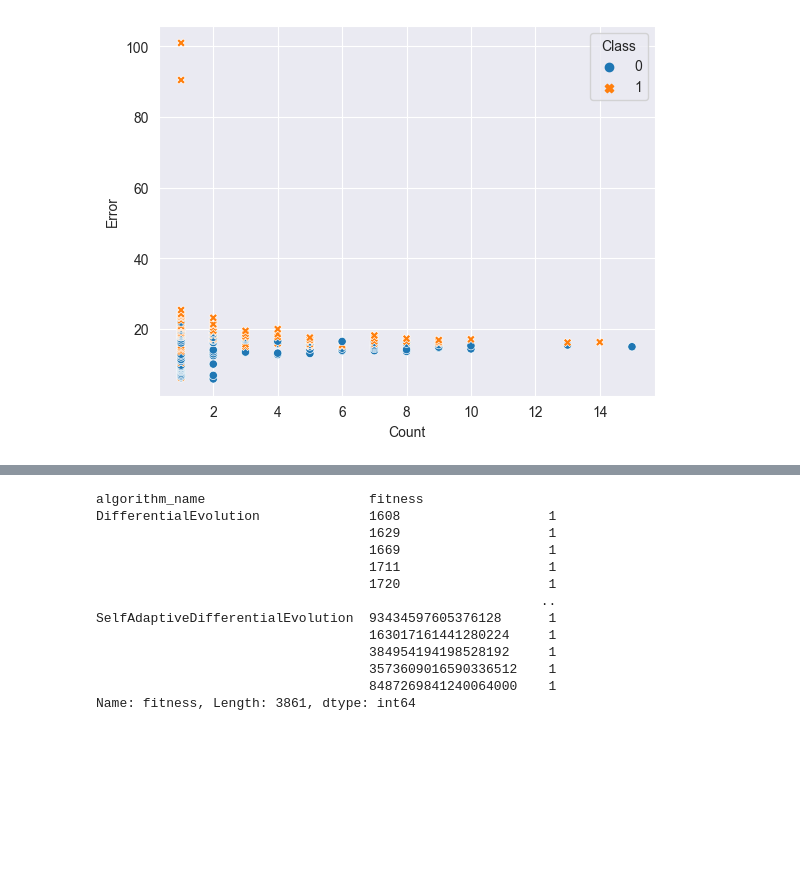
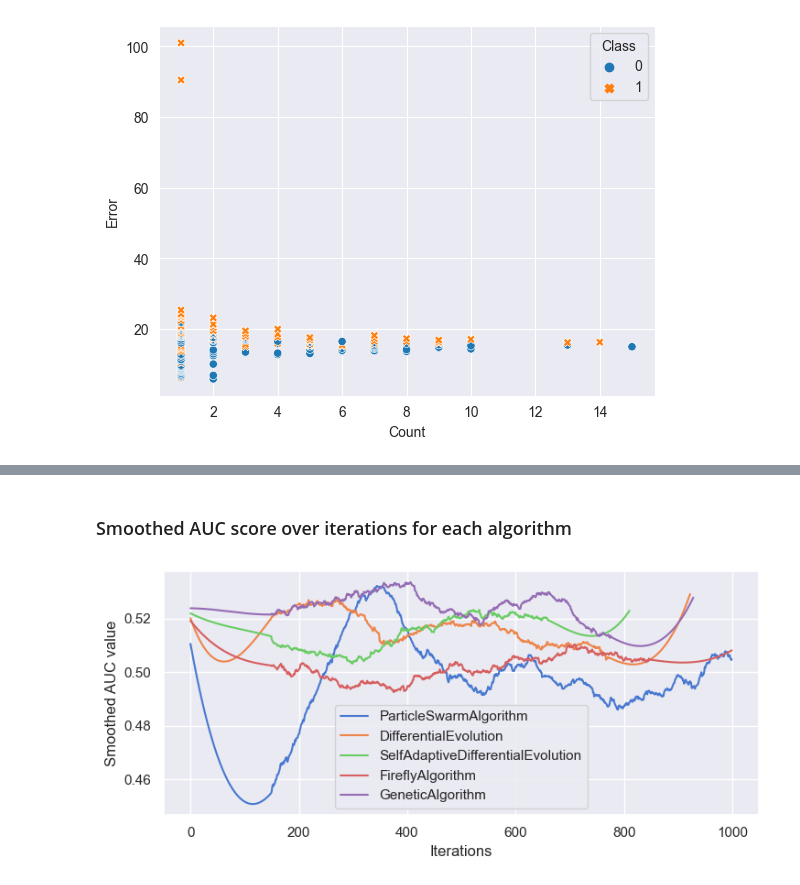
Before and after one commit to SasoPavlic/NiaNetAD, a Jupyter notebook: analyse.ipynb, the cells around one changed output, grey strips where cells are left out. Drawn from its saved outputs; the diff is of its cells as text; code cells hidden in the pictures; blank space fills up the shorter version.

Commit message:
Added plot displaying smoothed AUC score over iterations for each algorithm; changed parameter value for dataset;commit results from HPC

```diff
--- a/analyse.ipynb
+++ b/analyse.ipynb
@@ -353,10 +356,3 @@ df_solutions.head(10)
 | 7 | aa95497e563e10333d76efa2600073eca... | 23:43 11-12-2022 | SelfAdaptiveDifferentialEvolution | 2 | ModuleList(\n (0): Linear(in_feat... | ModuleList(\n (0): Linear(in_feat... | SYMMETRICAL | ... |
 | 8 | 12ae243a68273e77e607361596df570a0... | 23:46 11-12-2022 | FireflyAlgorithm | 1 | ModuleList(\n (0): Linear(in_feat... | ModuleList(\n (0): Linear(in_feat... | A-SYMMETRICAL | ... |
 | 9 | 1a40bca6ca2d954fa24fe5eb860a6742c... | 23:51 11-12-2022 | DifferentialEvolution | 3 | ModuleList(\n (0): Linear(in_feat... | ModuleList(\n (0): Linear(in_feat... | A-SYMMETRICAL | ... |
-# %%
-idx  = np.where((df_solutions["algorithm_name"] == "ParticleSwarmAlgorithm") & (df_solutions["fitness"] < 10000))
-idx  = np.where( (df_solutions["fitness"] < 10000) & (df_solutions["fitness"] > 0) & (df_solutions["algorithm_name"] =="SelfAdaptiveDifferentialEvolution"))
-df_filtered = df_solutions.loc[idx][['algorithm_name',"iteration", "fitness", "AUC"]]
-# %%
-df_filtered['fitness'] = df_filtered['fitness'] / df_filtered['fitness'].abs().max()
-df_filtered['AUC'] = df_filtered['AUC'] / df_filtered['AUC'].abs().max()
@@ -368,17 +359,44 @@ sns.lineplot(data=df_filtered, x="iteration", y="AUC", hue="algorithm_name")
-# %%
-df_filtered = df_solutions.groupby(['algorithm_name', 'fitness'])['fitness'].count()
-df_filtered
-# %% [output]
-algorithm_name                     fitness
-DifferentialEvolution              1608                   1
-                                   1629                   1
-                                   1669                   1
-                                   1711                   1
-                                   1720                   1
-                                                         ..
-SelfAdaptiveDifferentialEvolution  93434597605376128      1
-                                   163017161441280224     1
-                                   384954194198528192     1
-                                   3573609016590336512    1
-                                   8487269841240064000    1
-Name: fitness, Length: 3861, dtype: int64
+# %% [markdown]
+### Smoothed AUC score over iterations for each algorithm
+# %%
+# https://stackoverflow.com/questions/20618804/how-to-smooth-a-curve-in-the-right-way
+feature1 = 'iteration'
+feature2 = 'AUC'
+
+x_values = []
+y_values = []
+algorithms = []
+for algorithm in df_solutions.algorithm_name.unique():
+
+    idx = df_solutions[(df_solutions['algorithm_name'] == algorithm) & (df_solutions[feature2] != 0.00)].index
+    df_filtered = df_solutions.loc[idx][['algorithm_name','timestamp',"iteration", "fitness", "AUC"]]
+
+    df_filtered['timestamp'] = pd.to_datetime(df_filtered['timestamp'])
+
+    df_filtered.sort_values(by='timestamp',ascending=True)
+    df_filtered[feature1]  = range(0, df_filtered.shape[0])
+    df_filtered[feature2] = savgol_filter(df_filtered[feature2], 300, 3)
+
+    #df_filtered['fitness'] = df_filtered['fitness'] / df_filtered['fitness'].abs().max()
+    #df_filtered[feature2] = df_filtered[feature2] / df_filtered[feature2].abs().max()
+
+    x = df_filtered[feature1].head(1000).to_numpy()
+    y = df_filtered[feature2].head(1000).to_numpy()
+
+    x_values.append(x)
+    y_values.append(y)
+    algorithms.append(algorithm)
+
+plt.xlabel('Iterations', fontsize=12)
+plt.ylabel('Smoothed AUC value', fontsize=12)
+plt.plot(x_values[0],y_values[0],label = algorithms[0])
+plt.plot(x_values[1],y_values[1],label = algorithms[1])
+plt.plot(x_values[2],y_values[2],label = algorithms[2])
+plt.plot(x_values[3],y_values[3],label = algorithms[3])
+plt.plot(x_values[4],y_values[4],label = algorithms[4])
+plt.legend()
+
+plt.savefig(f'NiaNet.pdf')
+#plt.cla()
+# %% [output]
+[figure, added]
```
Also changed, not shown: parts of 7 cells of this notebook, 3 other files.
